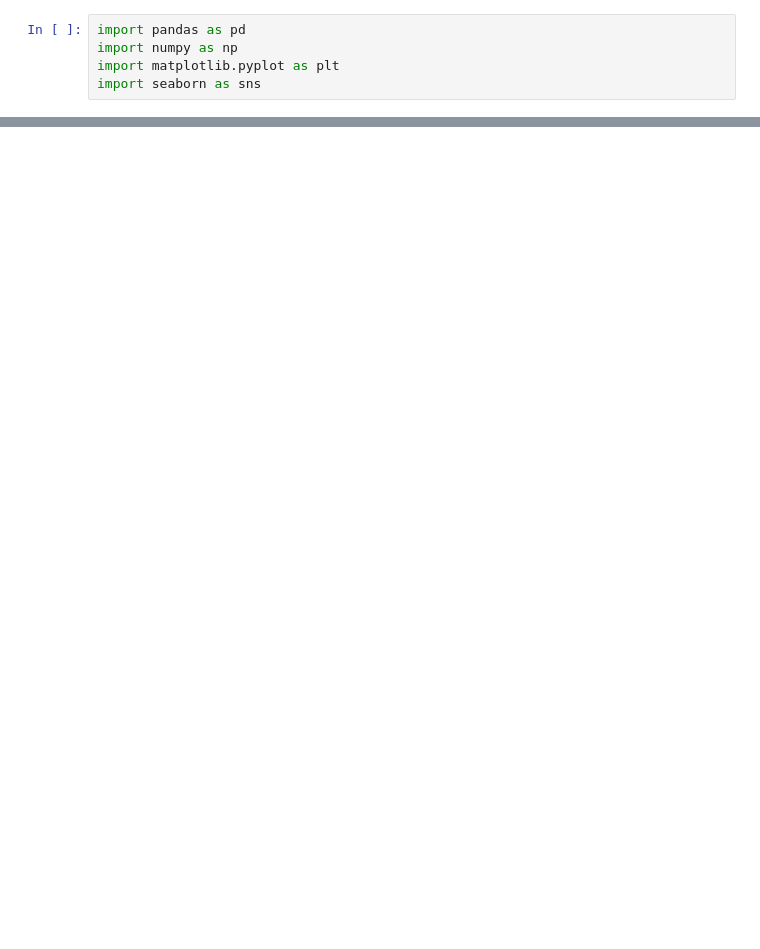
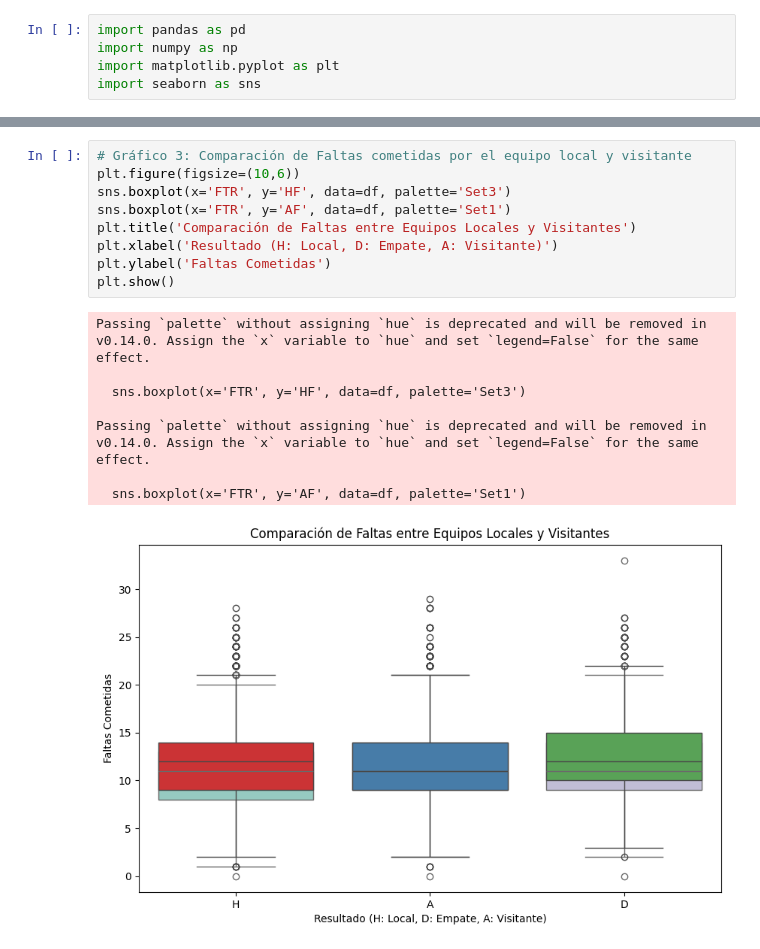
Before and after one commit to MarianoNaveyra/DataScience, a Jupyter notebook: Proyecto_Partell_Naveyra.ipynb, the cells around one changed output, grey strips where cells are left out. Cells and saved outputs as stored; diff of their text form; blank space fills up the shorter version.

```diff
--- a/Proyecto_Partell_Naveyra.ipynb
+++ b/Proyecto_Partell_Naveyra.ipynb
@@ -208,0 +80,18 @@ plt.show()
+# %%
+# Gráfico 3: Comparación de Faltas cometidas por el equipo local y visitante
+plt.figure(figsize=(10,6))
+sns.boxplot(x='FTR', y='HF', data=df, palette='Set3')
+sns.boxplot(x='FTR', y='AF', data=df, palette='Set1')
+plt.title('Comparación de Faltas entre Equipos Locales y Visitantes')
+plt.xlabel('Resultado (H: Local, D: Empate, A: Visitante)')
+plt.ylabel('Faltas Cometidas')
+plt.show()
+# %% [output]
+Passing `palette` without assigning `hue` is deprecated and will be removed in v0.14.0. Assign the `x` variable to `hue` and set `legend=False` for the same effect.
+
+  sns.boxplot(x='FTR', y='HF', data=df, palette='Set3')
+
+Passing `palette` without assigning `hue` is deprecated and will be removed in v0.14.0. Assign the `x` variable to `hue` and set `legend=False` for the same effect.
+
+  sns.boxplot(x='FTR', y='AF', data=df, palette='Set1')
+[figure, added]
```
Also changed, not shown: parts of 18 cells of this notebook.
